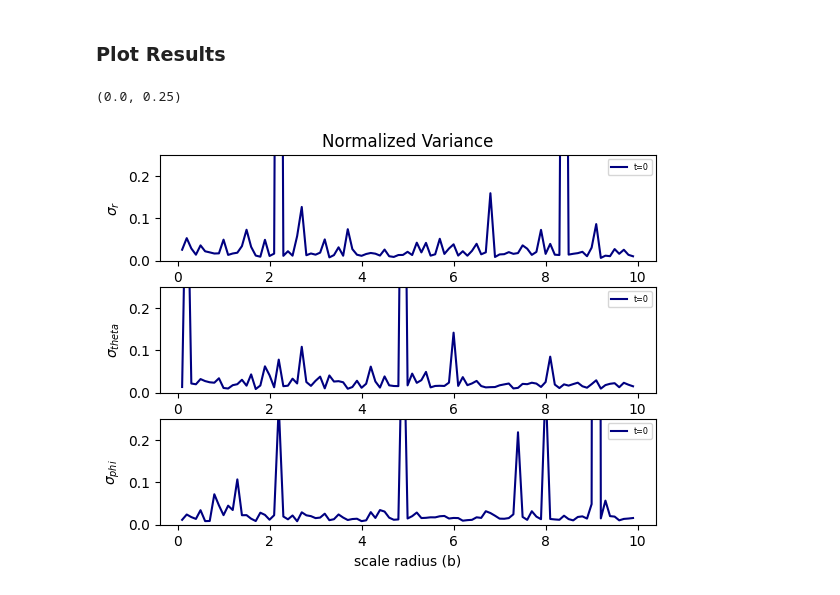
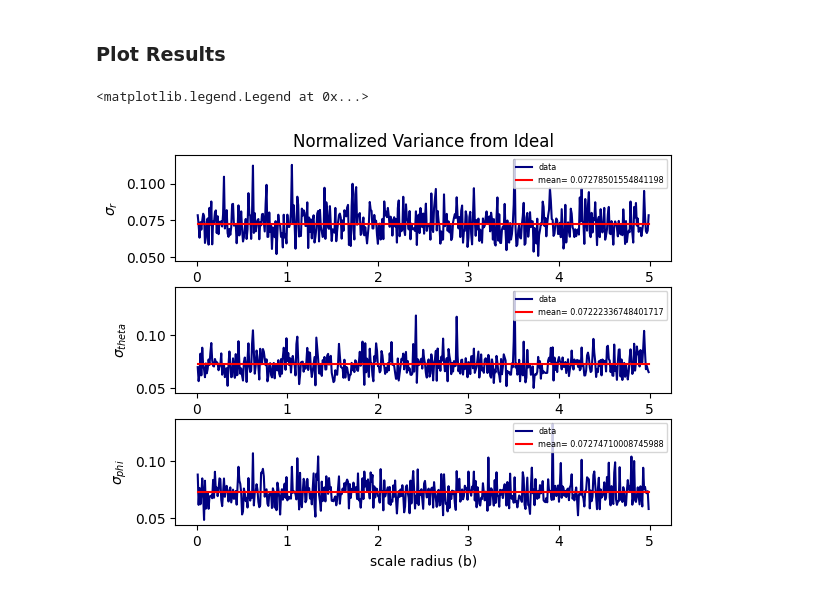
Before and after one commit to ahicks777/DYNAMITE, a Jupyter notebook: Dispersions.ipynb, the cells around one changed output. Cells and saved outputs as stored; diff of their text form; code cells hidden in the pictures.

Commit message:
dispersions et al.

```diff
--- a/Dispersions.ipynb
+++ b/Dispersions.ipynb
@@ -92,8 +111,7 @@ vdr = []
 vdtheta = []
 vdphi = []
 for i in tqdm(range(0,len(b))):
-    print('generating velocity dispersions for scale radius ' + str(b[i]))
-    plummer_sphere = toy_systems.PlummerSphere(G,M,b[i])
+    plummer_sphere = toy_systems2.PlummerSphere(G,M,b[i])
     def sample_df(n_samples, max_dist=None):
         """
         Returns phase-space locations sampled from the Plummer sphere
@@ -113,7 +131,7 @@ for i in tqdm(range(0,len(b))):
     vdtheta_avg = []
     vdphi_avg = []
 
-    for m in tqdm(range(0,n_averaged)):
+    for m in range(0,n_averaged):
 
         q, p = sample_df(n_samples) #Generate Mock Data
         r, vr, vtheta, vphi = sfurical(q.T[0],q.T[1],q.T[2],p.T[0],p.T[1],p.T[2]) #Convert to spherical coordinates
@@ -135,6 +153,6 @@ for i in tqdm(range(0,len(b))):
         vdtheta_avg += [variance(vdtheta0,vd_ideal0)]
         vdphi_avg += [variance(vdphi0,vd_ideal0)]
 
-    vdr += [sum(vdr_avg)/n_averaged]
-    vdtheta += [sum(vdtheta_avg)/n_averaged]
-    vdphi += [sum(vdphi_avg)/n_averaged]
+    vdr += [sigma_clipped_mean(vdr_avg,1)]
+    vdtheta += [sigma_clipped_mean(vdtheta_avg,1)]
+    vdphi += [sigma_clipped_mean(vdphi_avg,1)]
@@ -155,30 +159,42 @@ generating velocity dispersions for scale radius 1.2000000000000002
 # %% [markdown]
 ### Plot Results
+# %%
+vdr0 = np.ones_like(b)*(np.mean(vdr))
+vdtheta0 = np.ones_like(b)*(np.mean(vdtheta))
+vdphi0 = np.ones_like(b)*(np.mean(vdphi))
+
+N = 5
+br, vdrr = reduce_by_N(b,vdr,N)
+br, vdthetar = reduce_by_N(b,vdtheta,N)
+br, vdphir = reduce_by_N(b,vdphi,N)
 # %%
     figure, axis = plt.subplots(3, 1)
     plt.subplots_adjust(hspace = .25)
     ymax = .25
 
 
     #First plot - Radial Dispersions
-    axis[0].plot(b,vdr, label = 't=0', color = 'navy')
+    axis[0].plot(b,vdr, label = 'data', color = 'navy')
+    axis[0].plot(b,vdr0, label = 'mean= ' + str(np.mean(vdr)), color = 'red')
     axis[0].set_ylabel('$\sigma_r$')
-    axis[0].set_title('Normalized Variance')
-    axis[0].legend(fontsize = 'xx-small')
-    axis[0].set_ylim(0,ymax)
+    axis[0].set_title('Normalized Variance from Ideal')
+    axis[0].legend(fontsize = 'xx-small', loc = 'upper right')
+    #axis[0].set_ylim(0,ymax)
 
     #Second Plot - Theta Dispersions
-    axis[1].plot(b,vdtheta, label = 't=0', color = 'navy')
+    axis[1].plot(b,vdtheta, label = 'data', color = 'navy')
+    axis[1].plot(b,vdtheta0, label = 'mean= ' + str(np.mean(vdtheta)), color = 'red')
     axis[1].set_ylabel('$\sigma_{theta}$')
-    axis[1].legend(fontsize= 'xx-small')
-    axis[1].set_ylim(0,ymax)
+    axis[1].legend(fontsize= 'xx-small', loc = 'upper right')
+    #axis[1].set_ylim(0,ymax)
 
     #Third Plot - Phi Dispersions
-    axis[2].plot(b,vdphi, label = 't=0', color = 'navy')
+    axis[2].plot(b,vdphi, label = 'data', color = 'navy')
+    axis[2].plot(b,vdphi0, label = 'mean= ' + str(np.mean(vdphi)), color = 'red')
     axis[2].set_xlabel('scale radius (b)')
     axis[2].set_ylabel('$\sigma_{phi}$')
-    axis[2].legend(fontsize= 'xx-small')
-    axis[2].set_ylim(0,ymax)
+    axis[2].legend(fontsize= 'xx-small', loc = 'upper right')
+    #axis[2].set_ylim(0,ymax)
 # %% [output]
-(0.0, 0.25)
+<matplotlib.legend.Legend at 0x...>
-[figure, old version]
+[figure, new version]
```
Also changed, not shown: parts of 4 cells of this notebook, 3 other files.
